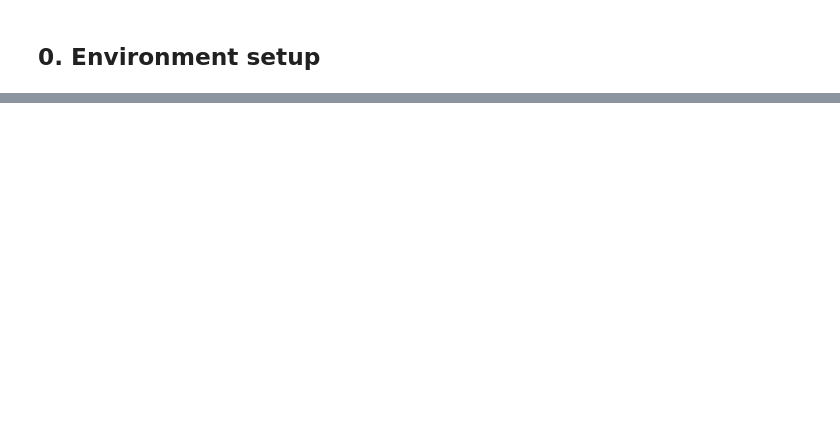
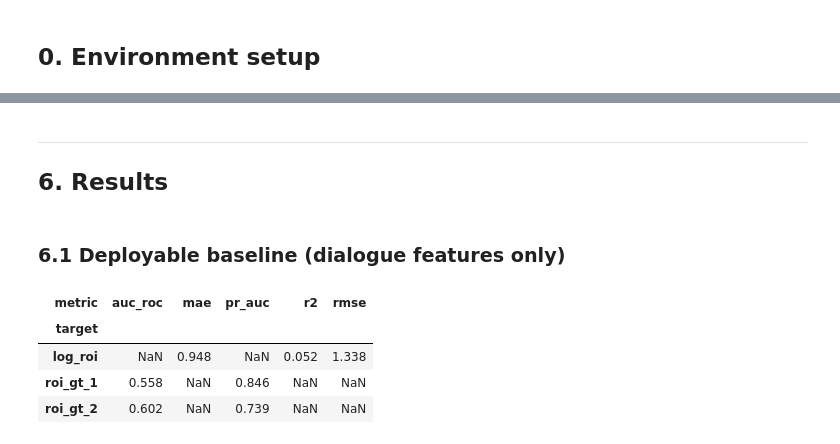
Before and after one commit to cat04MSBA/MSBA_315_Final_Project, a Jupyter notebook: notebooks/phase_3.ipynb, the cells around one changed output, grey strips where cells are left out. Cells and saved outputs as stored; diff of their text form; code cells hidden in the pictures; blank space fills up the shorter version.

```diff
--- a/notebooks/phase_3.ipynb
+++ b/notebooks/phase_3.ipynb
@@ -933,0 +617,12 @@ implementation.
+# %%
+from src.models.baseline.train import (
+    BaselineTrainConfig, evaluate_feature_set,
+)
+
+train_cfg = BaselineTrainConfig()
+train_ids = splits.loc[splits["split"] == "train", "imdb_id"]
+df_train = (
+    df_with_targets[df_with_targets["imdb_id"].isin(train_ids)]
+    .reset_index(drop=True)
+)
+print(f"Training set: {len(df_train):,} films")
@@ -933,0 +631,20 @@ implementation.
+# %%
+rows: list[dict] = []
+configurations = [
+    ("Dialogue only", BaselineFeatureConfig(
+        include_log_budget=False,
+        log_transform_structural=True,
+        include_log_runtime=True,
+    )),
+    ("Dialogue + log_budget", BaselineFeatureConfig(
+        include_log_budget=True,
+        log_transform_structural=True,
+        include_log_runtime=True,
+    )),
+]
+for name, fc in configurations:
+    print(f"Training: {name}")
+    label = "dialogue_only_logged" if not fc.include_log_budget else "with_budget_logged"
+    rows.extend(evaluate_feature_set(df_train, fc, train_cfg, set_name=label))
+baseline = pd.DataFrame(rows)
+print(f"\nBaseline rows produced: {len(baseline)}")
@@ -933,0 +670,19 @@ implementation.
+# %% [markdown]
+---
+
+## 6. Results
+# %% [markdown]
+### 6.1 Deployable baseline (dialogue features only)
+# %%
+deployable = (
+    baseline[baseline["feature_set"] == "dialogue_only_logged"]
+    .pivot_table(index="target", columns="metric", values="value")
+    .round(3)
+)
+deployable
+# %% [output]
+| metric | auc_roc | mae | pr_auc | r2 | rmse |
+| target |  |  |  |  |  |
+| log_roi | NaN | 0.948 | NaN | 0.052 | 1.338 |
+| roi_gt_1 | 0.558 | NaN | 0.846 | NaN | NaN |
+| roi_gt_2 | 0.602 | NaN | 0.739 | NaN | NaN |
```
Also changed, not shown: parts of 97 cells of this notebook, 3 other files.
